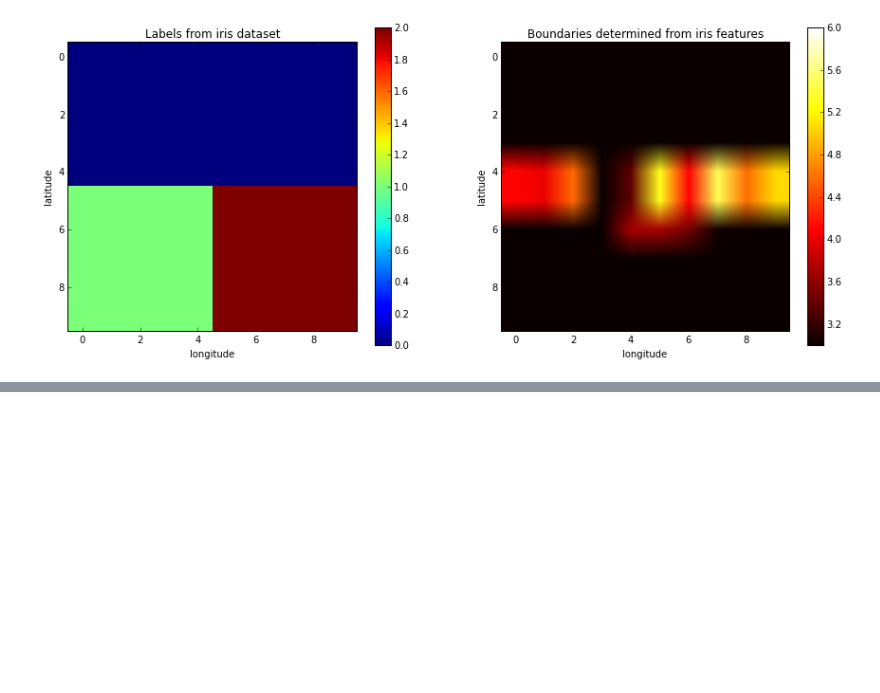
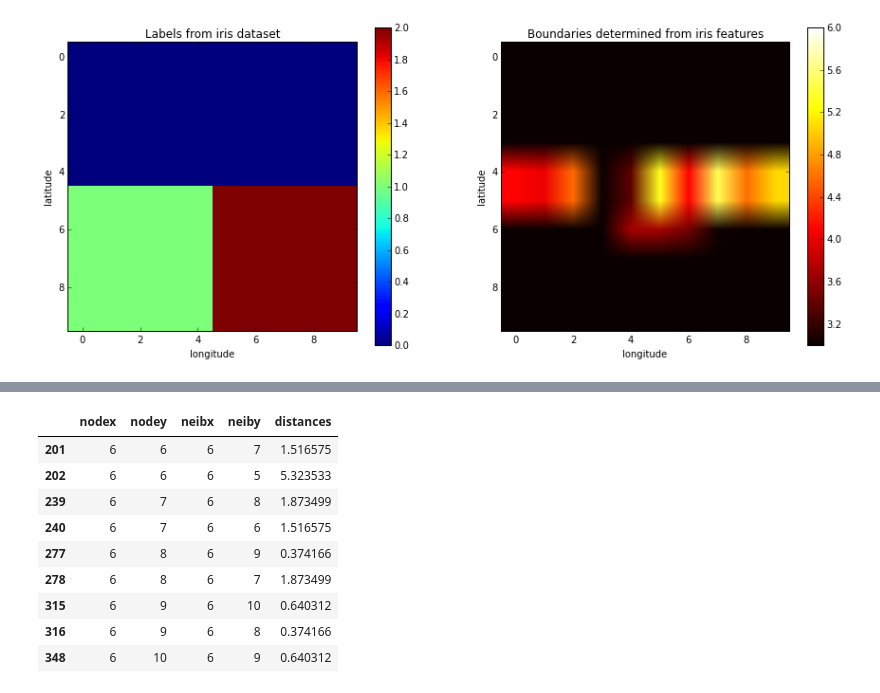
Before and after one commit to crupley/proj, a Jupyter notebook: explore/hood/graph similarity explore.ipynb, the cells around one changed output, grey strips where cells are left out. Saved outputs shown, nothing was run; the diff lists cells and outputs as text; code cells hidden in the pictures; blank space fills up the shorter version.

```diff
--- a/explore/hood/graph similarity explore.ipynb
+++ b/explore/hood/graph similarity explore.ipynb
@@ -390,2 +369,0 @@ edges[(edges.nodex==5) & (edges.nodey>5)].join(gdf, on=['nodex'], rsuffix='2')
-# %%
-edges[edges.distances < 46].sort('distances', ascending=False).head(10)
@@ -417,0 +384,14 @@ edges[edges.nodey>4].head(10)
+# %%
+#all target 2
+edges[(edges.nodex == 6) & (edges.neibx == 6) & (edges.nodey > 5)]
+# %% [output]
+|  | nodex | nodey | neibx | neiby | distances |
+| 201 | 6 | 6 | 6 | 7 | 1.516575 |
+| 202 | 6 | 6 | 6 | 5 | 5.323533 |
+| 239 | 6 | 7 | 6 | 8 | 1.873499 |
+| 240 | 6 | 7 | 6 | 6 | 1.516575 |
+| 277 | 6 | 8 | 6 | 9 | 0.374166 |
+| 278 | 6 | 8 | 6 | 7 | 1.873499 |
+| 315 | 6 | 9 | 6 | 10 | 0.640312 |
+| 316 | 6 | 9 | 6 | 8 | 0.374166 |
+| 348 | 6 | 10 | 6 | 9 | 0.640312 |
```
Also changed, not shown: parts of 11 cells of this notebook.
